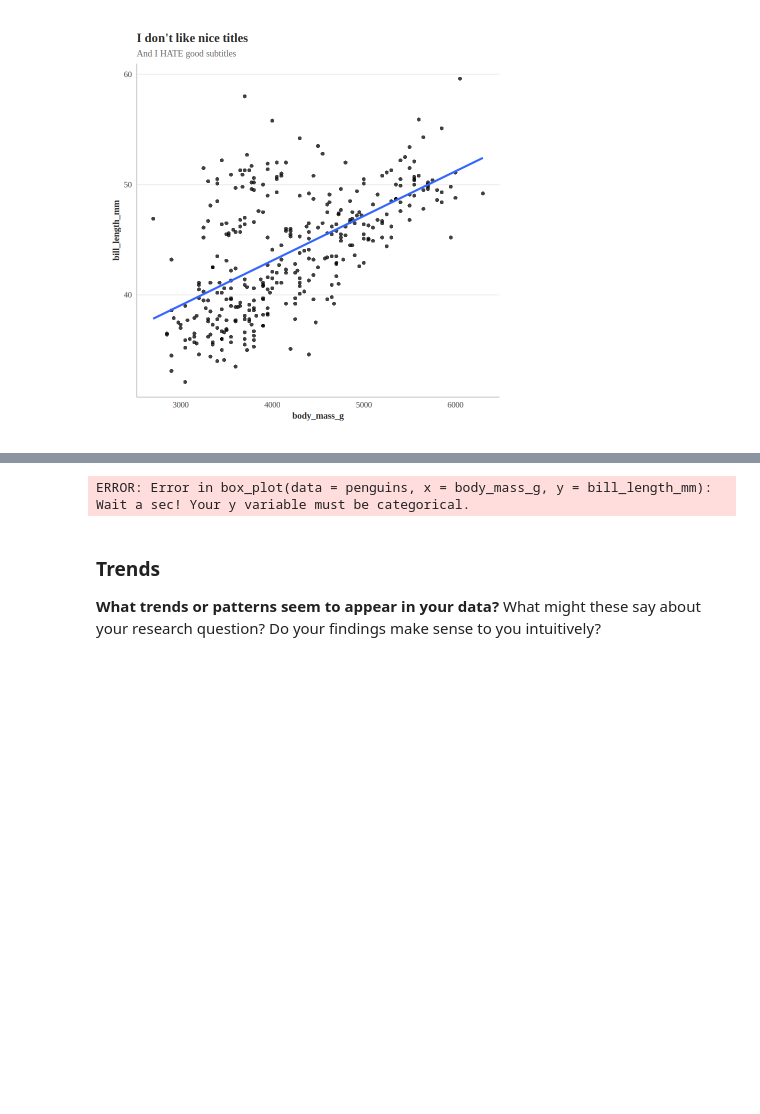
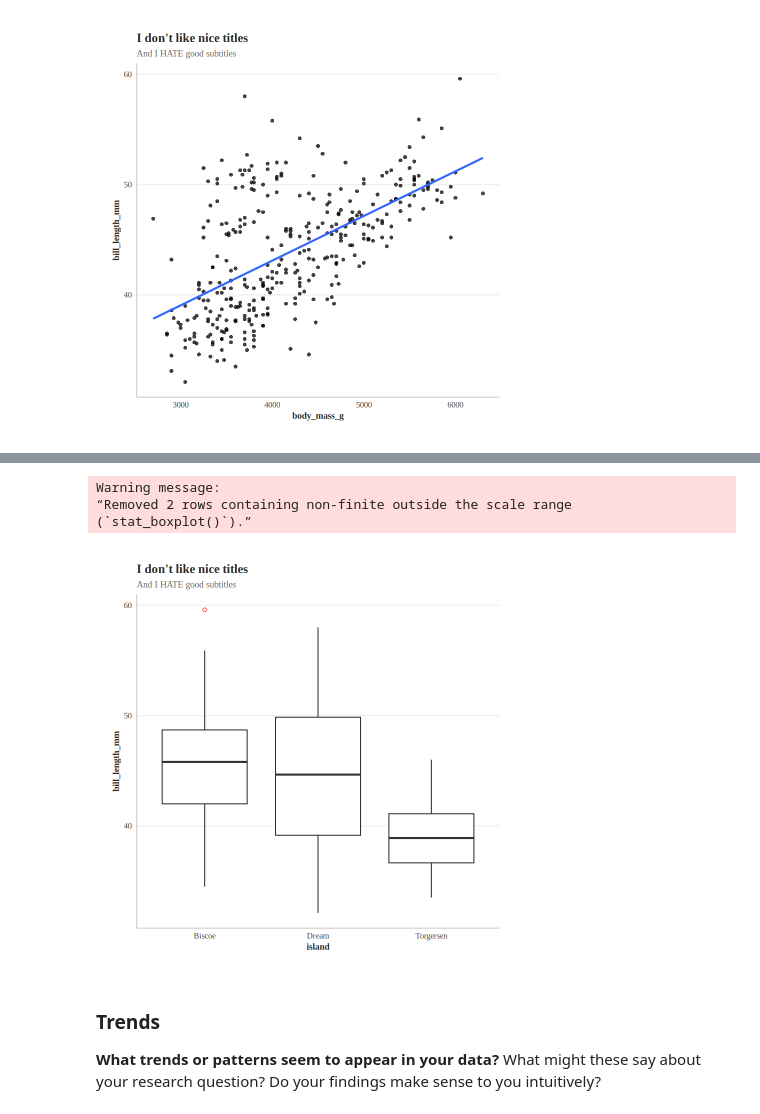
Before and after one commit to ACLA-TDS-26-27/Unit0, a Jupyter notebook: ApResearchCT_BIO.ipynb, the cells around one changed output, grey strips where cells are left out. Cells and saved outputs as stored; diff of their text form; code cells hidden in the pictures; blank space fills up the shorter version.

```diff
--- a/ApResearchCT_BIO.ipynb
+++ b/ApResearchCT_BIO.ipynb
@@ -161,9 +160,12 @@ Warning message:
 # %%
 box_plot(data = penguins,
-         x = body_mass_g,
-         y = bill_length_mm)
+         x = bill_length_mm,
+         y = island,)
 # %% [output]
-ERROR: Error in box_plot(data = penguins, x = body_mass_g, y = bill_length_mm): Wait a sec! Your y variable must be categorical.
+Warning message:
+“Removed 2 rows containing non-finite outside the scale range
+(`stat_boxplot()`).”
+[figure, added]
 # %% [markdown]
 ### Trends
 
```
Also changed, not shown: parts of 2 cells of this notebook.
